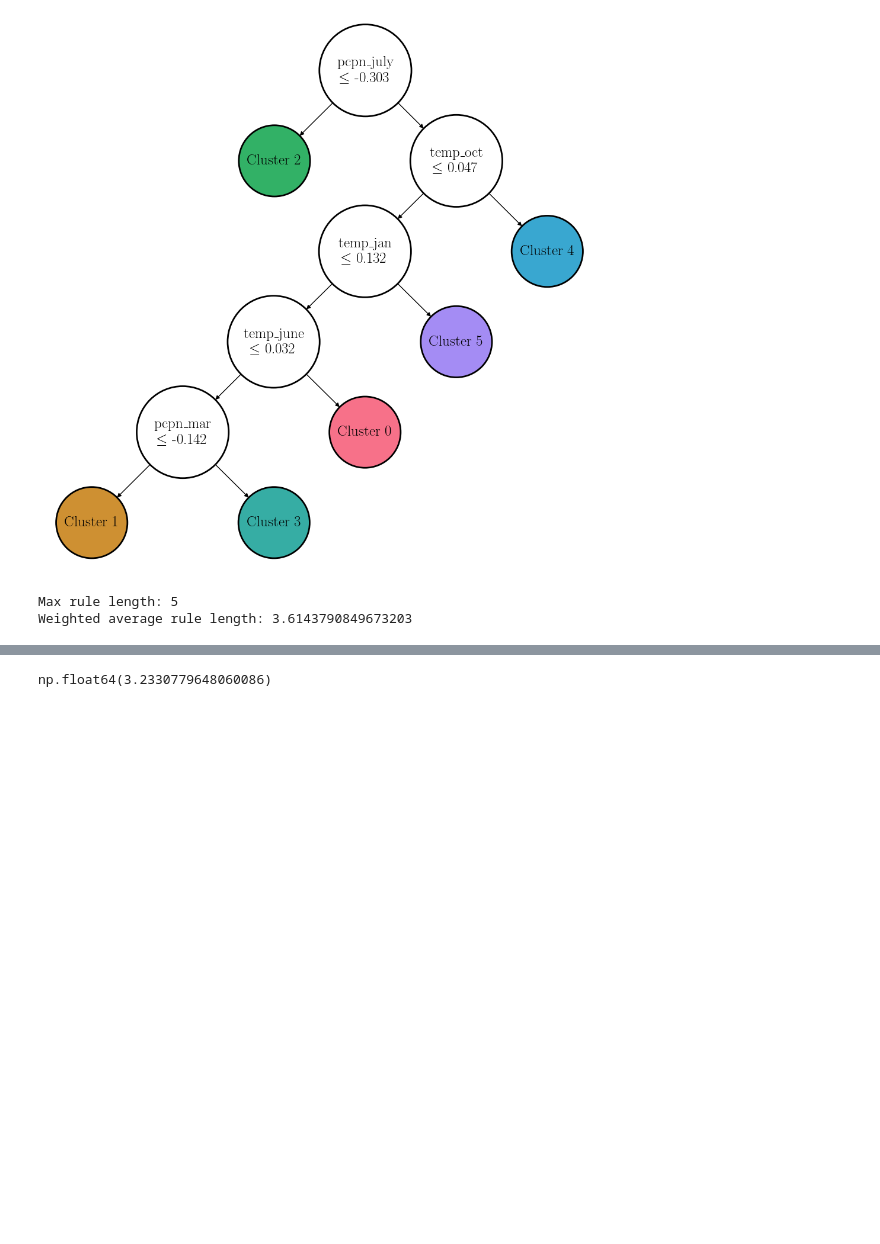
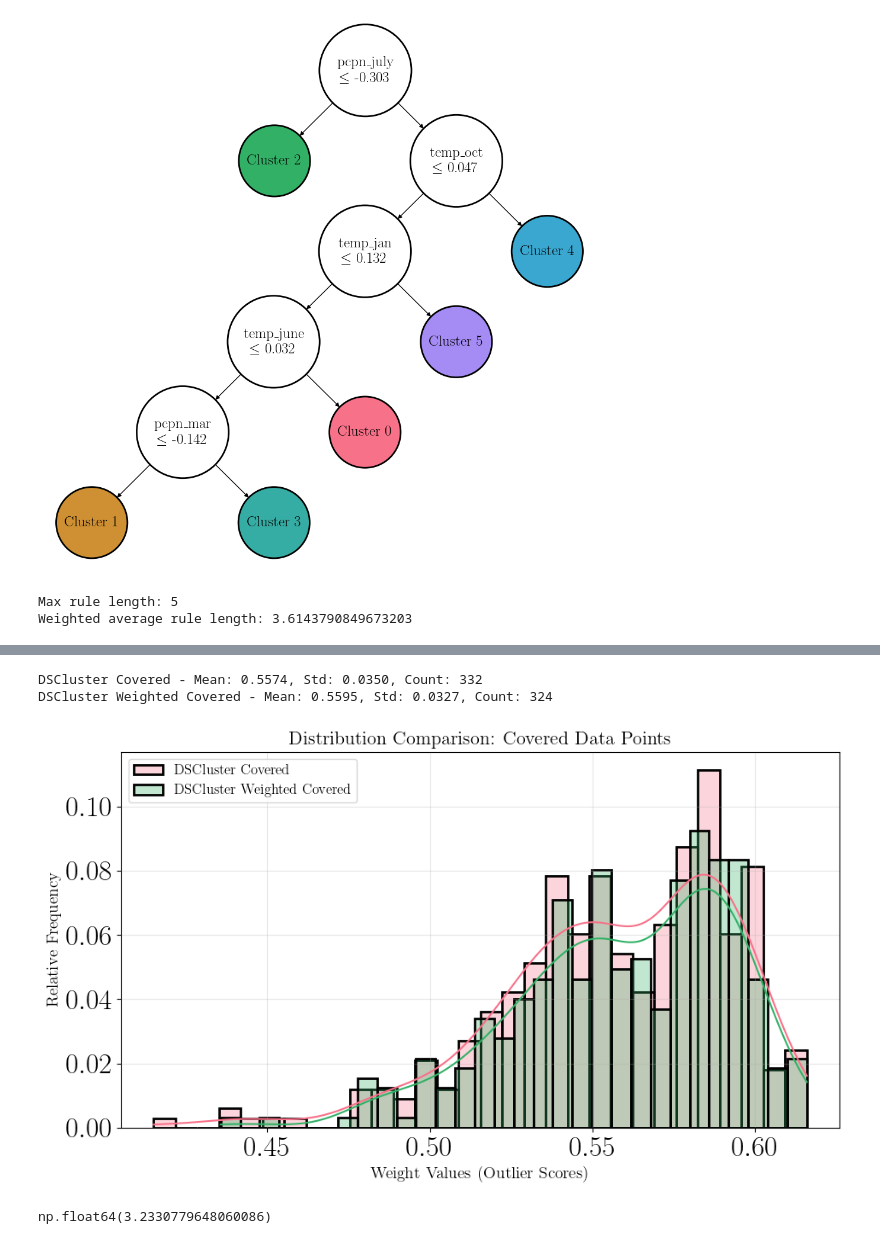
Before and after one commit to kevinqnb/interpretable-clustering, a Jupyter notebook: examples/climate.ipynb, the cells around one changed output, grey strips where cells are left out. Cells and saved outputs as stored; diff of their text form; code cells hidden in the pictures; blank space fills up the shorter version.

```diff
--- a/examples/climate.ipynb
+++ b/examples/climate.ipynb
@@ -613,0 +561,5 @@ plt.show()
+# %%
+# Outlier scores
+clf = IsolationForest(random_state=0).fit(data)
+isolation_scores = clf.score_samples(data) + 1
+ratio_scores = distance_ratio_score(data, kmeans.cluster_centers_)
@@ -614,3 +642,46 @@ plt.show()
+# %%
+# Compare distributions of covered weights
+fig, ax = plt.subplots(figsize=(10, 6))
+
+# Plot density histograms
+sns.histplot(
+    dsclust_covered,
+    stat='probability',
+    bins=30,
+    alpha=0.3,
+    label='DSCluster Covered',
+    color=cmap(0),
+    kde=True,
+    linewidth=2
+)
+
+sns.histplot(
+    dsclust_weighted_covered,
+    stat='probability',
+    bins=30,
+    alpha=0.3,
+    label='DSCluster Weighted Covered',
+    color=cmap(3),
+    kde=True,
+    linewidth=2
+)
+
+plt.xlabel('Weight Values (Outlier Scores)', fontsize=14)
+plt.ylabel('Relative Frequency', fontsize=14)
+plt.title('Distribution Comparison: Covered Data Points', fontsize=16, fontweight='bold')
+plt.legend(fontsize=12)
+plt.grid(True, alpha=0.3)
+plt.tight_layout()
+
+# Print summary statistics
+print(f"DSCluster Covered - Mean: {np.mean(dsclust_covered):.4f}, Std: {np.std(dsclust_covered):.4f}, Count: {len(dsclust_covered)}")
+print(f"DSCluster Weighted Covered - Mean: {np.mean(dsclust_weighted_covered):.4f}, Std: {np.std(dsclust_weighted_covered):.4f}, Count: {len(dsclust_weighted_covered)}")
+
+plt.show()
+# %% [output]
+DSCluster Covered - Mean: 0.5574, Std: 0.0350, Count: 332
+DSCluster Weighted Covered - Mean: 0.5595, Std: 0.0327, Count: 324
+[figure, added]
 # %%
 from sklearn.metrics.pairwise import pairwise_distances
 kmeans_distances = pairwise_distances(data, kmeans.cluster_centers_)
```
Also changed, not shown: parts of 16 cells of this notebook, 22 other files.
